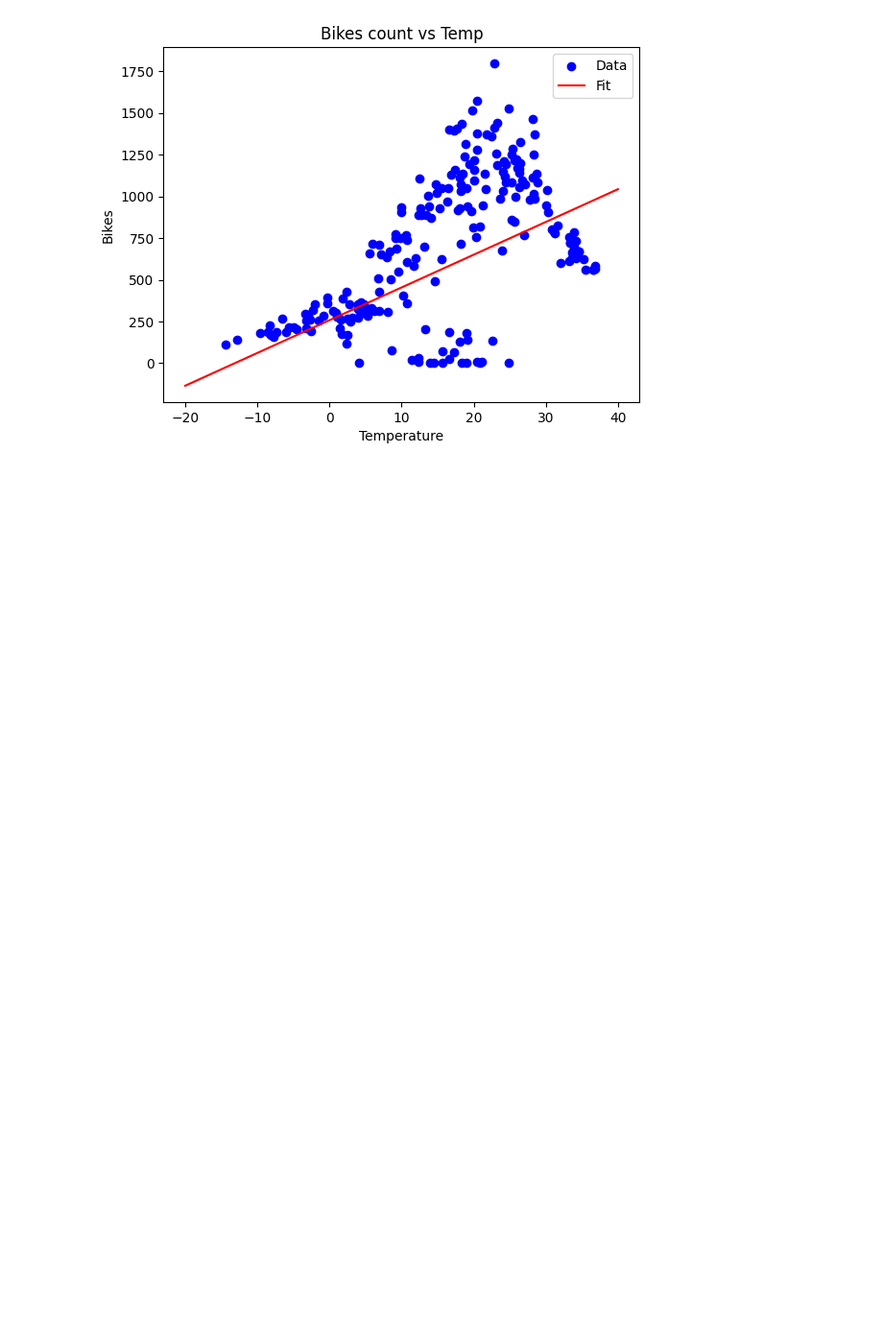
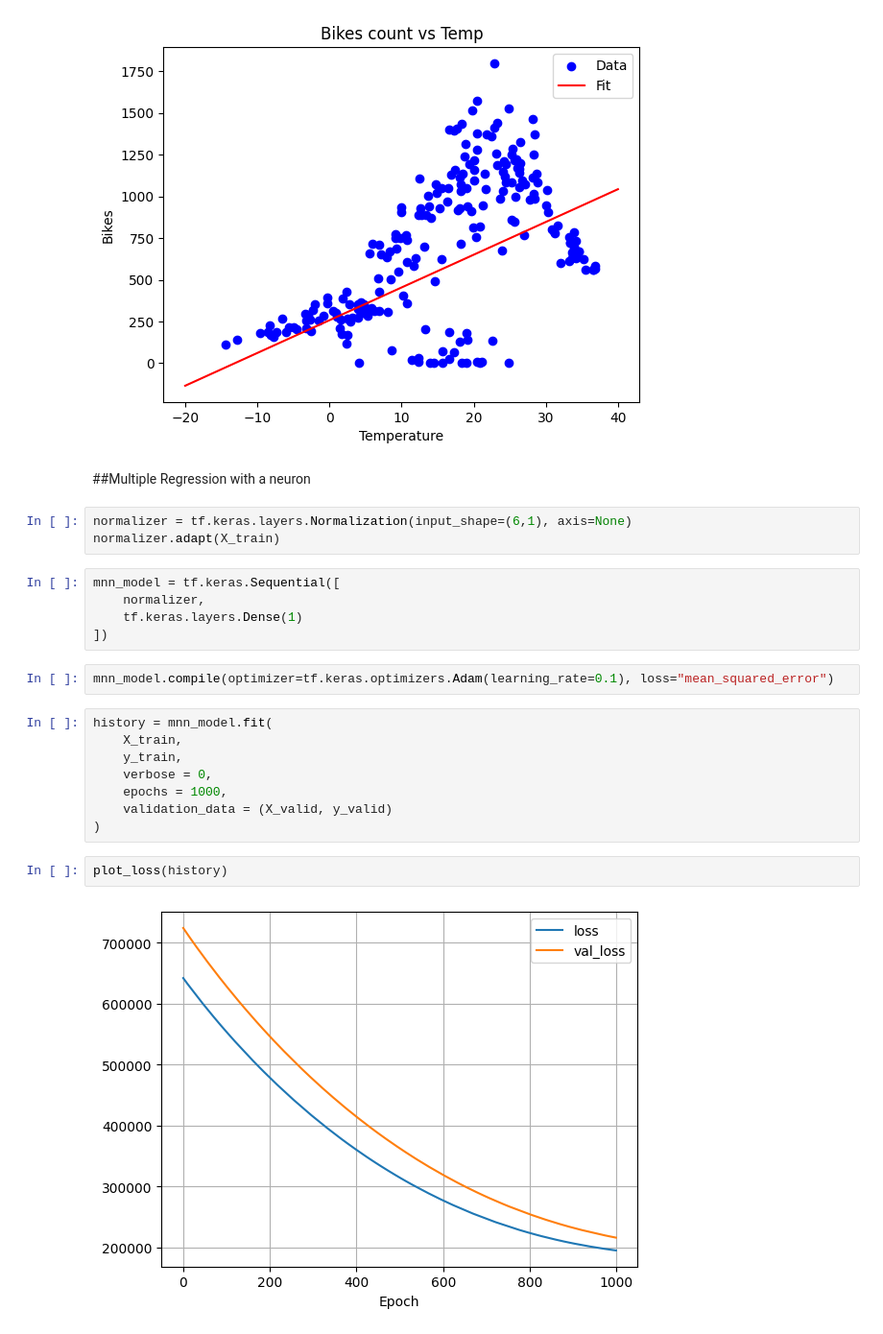
Before and after one commit to bryaanabraham/Machine_Learning, a Jupyter notebook: Bikes_dataset.ipynb, the cells around one changed output. Shown at 96% size. Drawn from its saved outputs; the diff is of its cells as text; blank space fills up the shorter version.

```diff
--- a/Bikes_dataset.ipynb
+++ b/Bikes_dataset.ipynb
@@ -176,3 +179,27 @@ plt.show()
 # %% [output]
 4/4 [==============================] - 0s 4ms/step
 [figure]
+# %% [markdown]
+##Multiple Regression with a neuron
+# %%
+normalizer = tf.keras.layers.Normalization(input_shape=(6,1), axis=None)
+normalizer.adapt(X_train)
+# %%
+mnn_model = tf.keras.Sequential([
+    normalizer,
+    tf.keras.layers.Dense(1)
+])
+# %%
+mnn_model.compile(optimizer=tf.keras.optimizers.Adam(learning_rate=0.1), loss="mean_squared_error")
+# %%
+history = mnn_model.fit(
+    X_train,
+    y_train,
+    verbose = 0,
+    epochs = 1000,
+    validation_data = (X_valid, y_valid)
+)
+# %%
+plot_loss(history)
+# %% [output]
+[figure, added]
```
Also changed, not shown: parts of 21 cells of this notebook.
